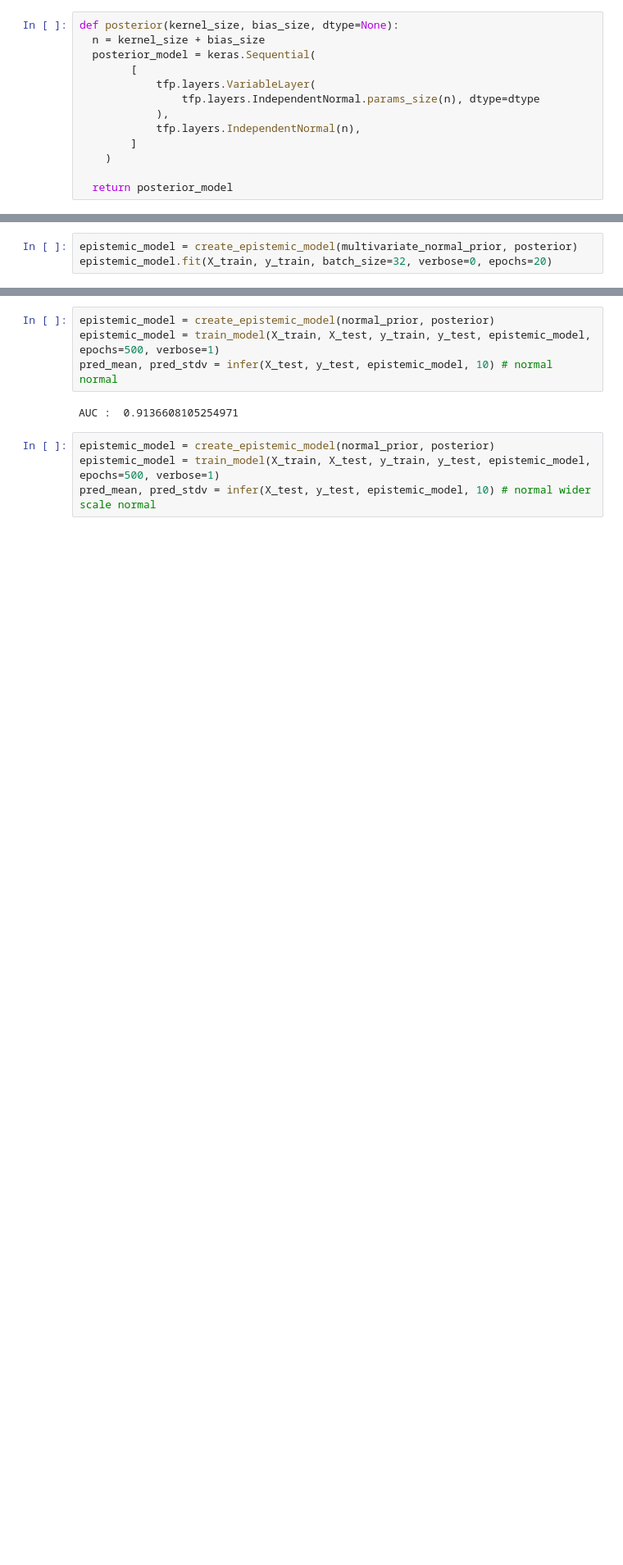
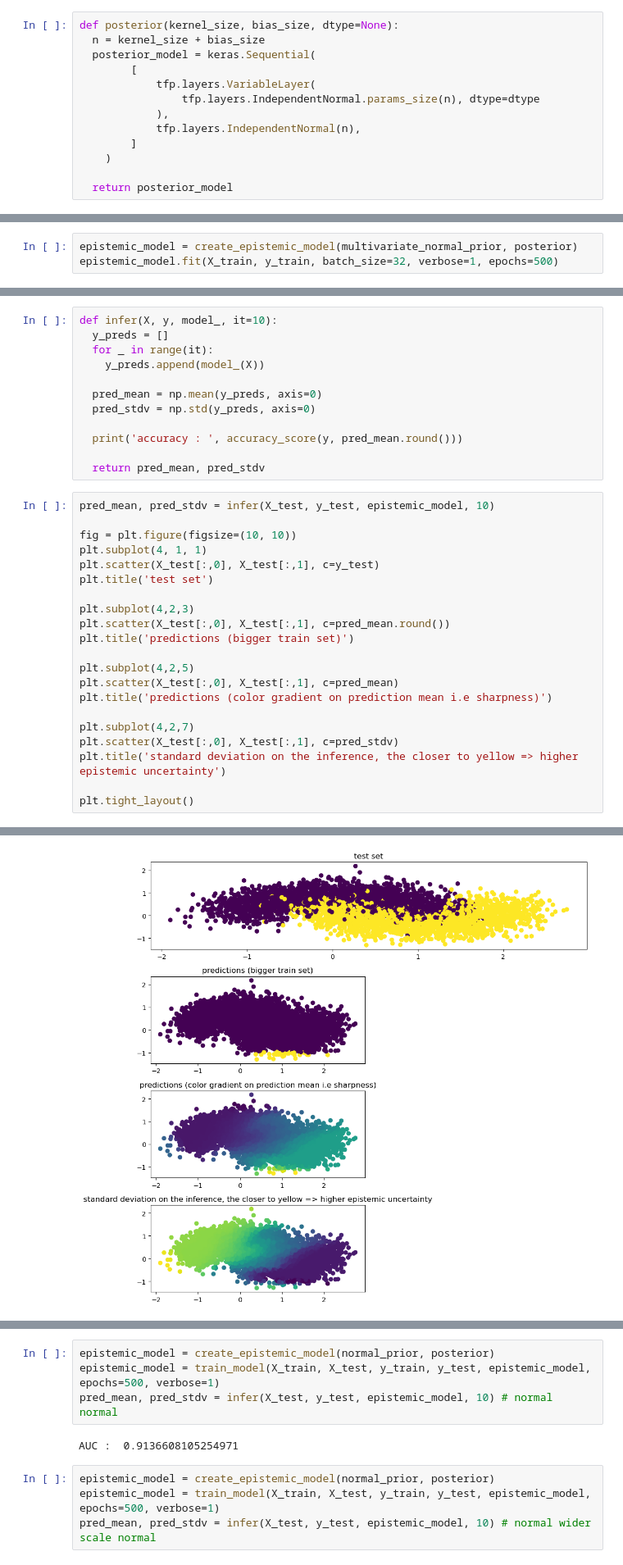
Before and after one commit to laurent-vouriot/Bayesian-Neural-Networks-and-uncertainty, a Jupyter notebook: aleatoric_vs_epistemic.ipynb, the cells around one changed output, grey strips where cells are left out. Shown at 82% size. Drawn from its saved outputs; the diff is of its cells as text; blank space fills up the shorter version.

```diff
--- a/aleatoric_vs_epistemic.ipynb
+++ b/aleatoric_vs_epistemic.ipynb
@@ -399,4 +432,4 @@ def posterior(kernel_size, bias_size, dtype=None):
 # %%
 epistemic_model = create_epistemic_model(multivariate_normal_prior, posterior)
-epistemic_model.fit(X_train, y_train, batch_size=32, verbose=0, epochs=20)
+epistemic_model.fit(X_train, y_train, batch_size=32, verbose=1, epochs=500)
 # %% [output]
@@ -422,0 +454,34 @@ Epoch 200/200
+# %%
+def infer(X, y, model_, it=10):
+  y_preds = []
+  for _ in range(it):
+    y_preds.append(model_(X))
+
+  pred_mean = np.mean(y_preds, axis=0)
+  pred_stdv = np.std(y_preds, axis=0)
+
+  print('accuracy : ', accuracy_score(y, pred_mean.round()))
+
+  return pred_mean, pred_stdv
+# %%
+pred_mean, pred_stdv = infer(X_test, y_test, epistemic_model, 10)
+
+fig = plt.figure(figsize=(10, 10))
+plt.subplot(4, 1, 1)
+plt.scatter(X_test[:,0], X_test[:,1], c=y_test)
+plt.title('test set')
+
+plt.subplot(4,2,3)
+plt.scatter(X_test[:,0], X_test[:,1], c=pred_mean.round())
+plt.title('predictions (bigger train set)')
+
+plt.subplot(4,2,5)
+plt.scatter(X_test[:,0], X_test[:,1], c=pred_mean)
+plt.title('predictions (color gradient on prediction mean i.e sharpness)')
+
+plt.subplot(4,2,7)
+plt.scatter(X_test[:,0], X_test[:,1], c=pred_stdv)
+plt.title('standard deviation on the inference, the closer to yellow => higher epistemic uncertainty')
+
+plt.tight_layout()
+# %% [output]
@@ -422,0 +489 @@ Epoch 200/200
+[figure, added]
```
Also changed, not shown: parts of 27 cells of this notebook.
